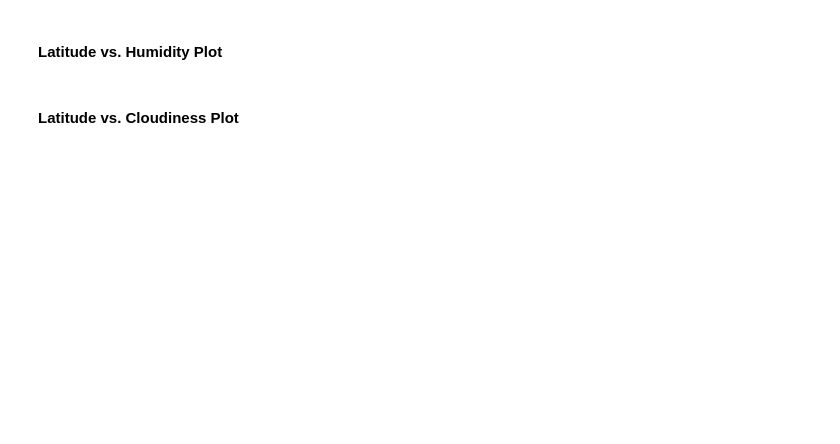
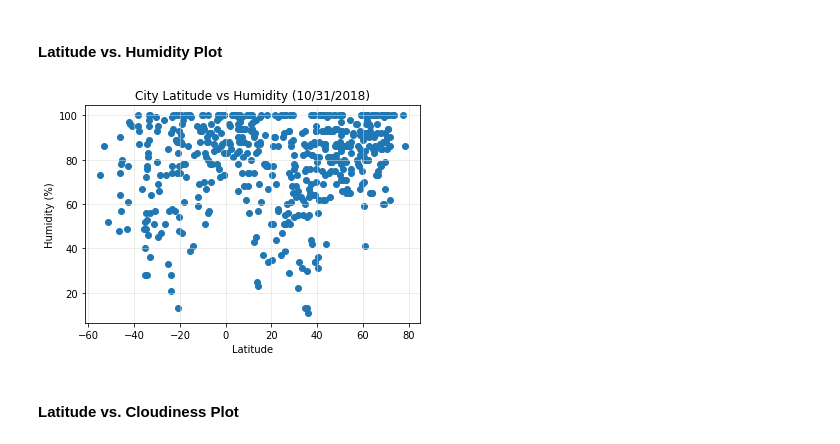
Before and after one commit to SpacePatroller/Weather-HW, a Jupyter notebook: WeatherPy.ipynb, the cells around one changed output. Drawn from its saved outputs; the diff is of its cells as text; code cells hidden in the pictures; blank space fills up the shorter version.

```diff
--- a/WeatherPy.ipynb
+++ b/WeatherPy.ipynb
@@ -193,4 +197,15 @@ ValueError: could not convert string to float:
 # %% [markdown]
 #### Latitude vs. Humidity Plot
+# %%
+lat_hum = table[['Lat','Humidity']]
+fig2, ax2 = plt.subplots()
+ax2.scatter(lat_hum.Lat,lat_hum.Humidity)
+plt.ylabel('Humidity (%)')
+plt.xlabel('Latitude')
+plt.title('City Latitude vs Humidity (10/31/2018)')
+plt.grid(color='#d8dcd6', linestyle='-', linewidth=.5,)
+plt.show()
+# %% [output]
+[figure, added]
 # %% [markdown]
 #### Latitude vs. Cloudiness Plot
```
Also changed, not shown: parts of 5 cells of this notebook.
